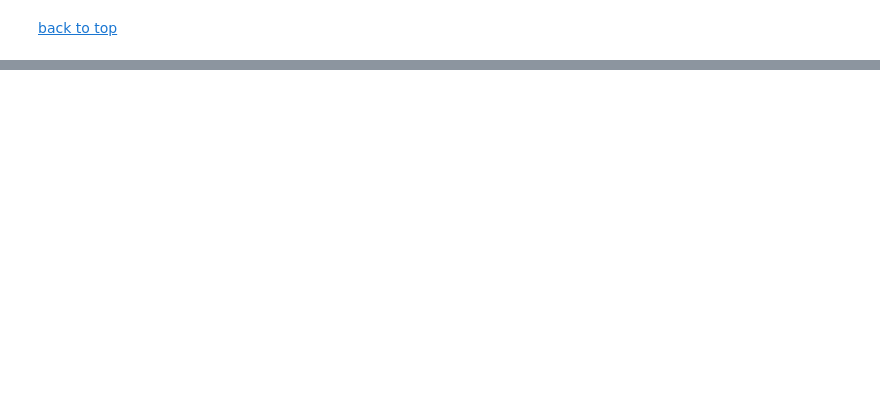
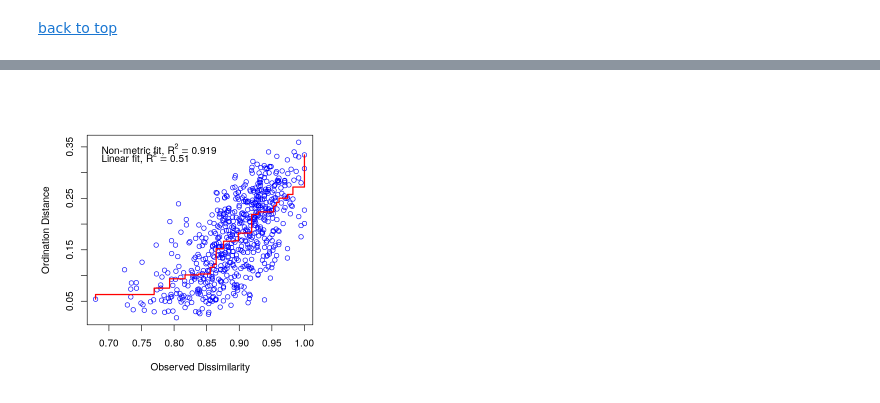
Before and after one commit to danchurch/losCedrosTrees, a Jupyter notebook: anaData/MariscalDataExploration.ipynb, the cells around one changed output, grey strips where cells are left out. Saved outputs shown, nothing was run; the diff lists cells and outputs as text; code cells hidden in the pictures; blank space fills up the shorter version.

Commit message:
deeper into the forest

```diff
--- a/anaData/MariscalDataExploration.ipynb
+++ b/anaData/MariscalDataExploration.ipynb
@@ -874,0 +897,4 @@ Clear signs of positive autocorrelation until ~1000 m. Following this, we again
+# %%
+library(vegan)
+
+OFnms <- metaMDS(oldForestComm, try=40)
@@ -874,0 +919,6 @@ Clear signs of positive autocorrelation until ~1000 m. Following this, we again
+# %%
+options(repr.plot.width=5, repr.plot.height=5)
+stressplot(OFnms)
+## as usual, not great, but still generally under 0.3
+# %% [output]
+[figure, added]
```
Also changed, not shown: parts of 24 cells of this notebook, 4 other files.
